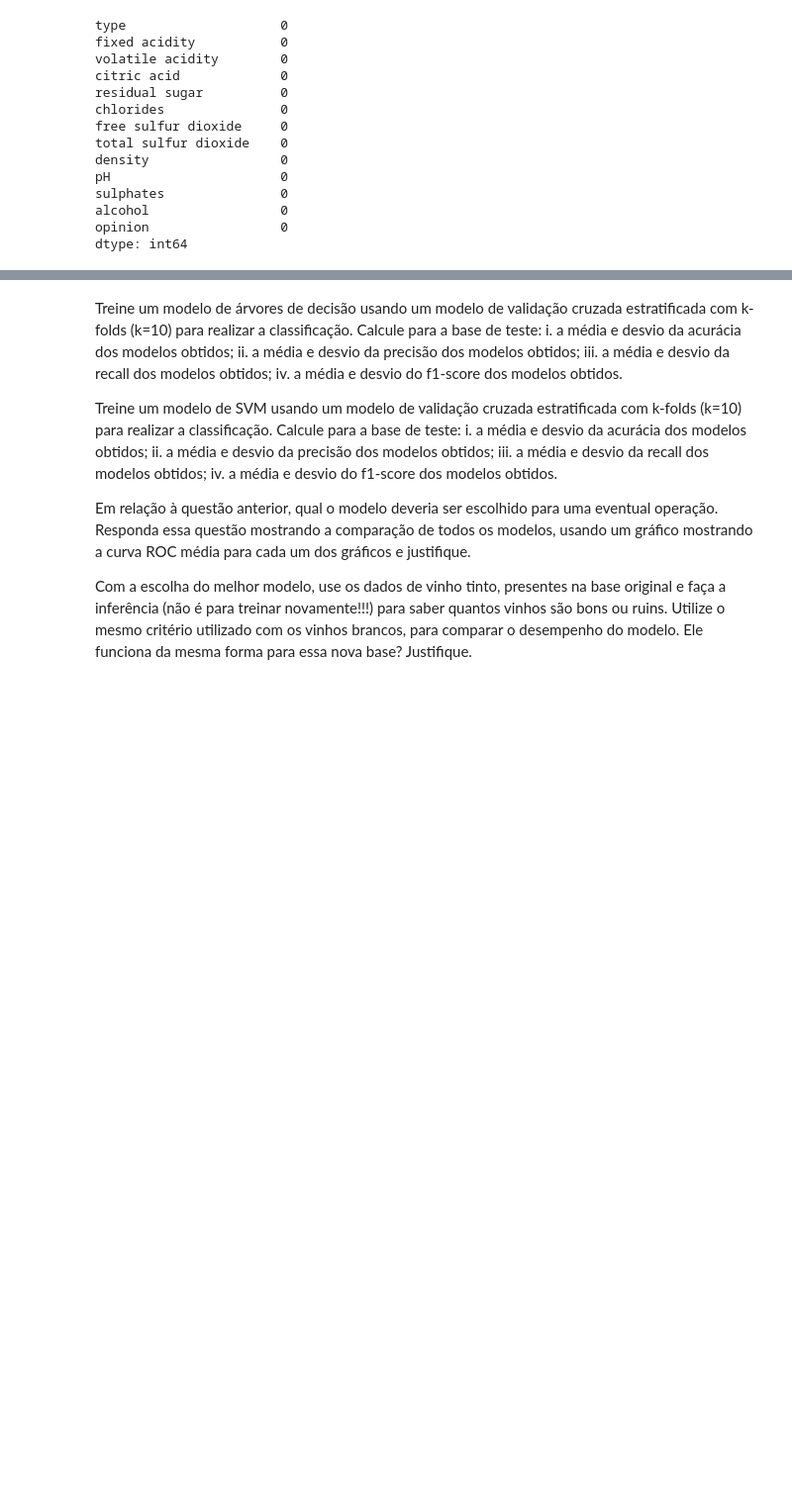
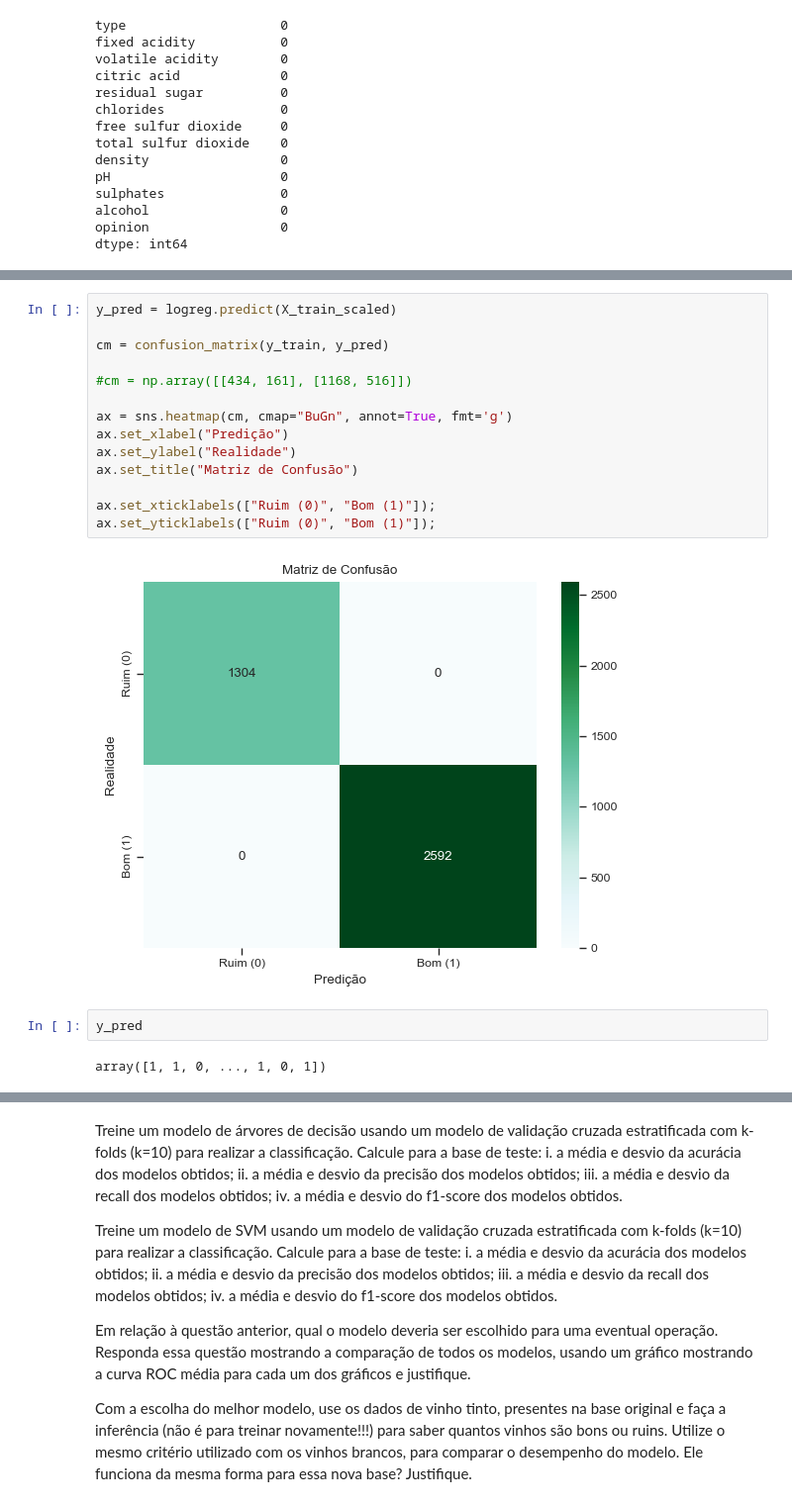
Before and after one commit to FabioRochaPoeta/wine-case, a Jupyter notebook: analisando-db-vinho-branco.ipynb, the cells around one changed output, grey strips where cells are left out. Shown at 99% size. Cells and saved outputs as stored; diff of their text form; blank space fills up the shorter version.

```diff
--- a/analisando-db-vinho-branco.ipynb
+++ b/analisando-db-vinho-branco.ipynb
@@ -243,0 +339,20 @@ df_white.reset_index(inplace=True)
+# %%
+y_pred = logreg.predict(X_train_scaled)
+
+cm = confusion_matrix(y_train, y_pred)
+
+#cm = np.array([[434, 161], [1168, 516]])
+
+ax = sns.heatmap(cm, cmap="BuGn", annot=True, fmt='g')
+ax.set_xlabel("Predição")
+ax.set_ylabel("Realidade")
+ax.set_title("Matriz de Confusão")
+
+ax.set_xticklabels(["Ruim (0)", "Bom (1)"]);
+ax.set_yticklabels(["Ruim (0)", "Bom (1)"]);
+# %% [output]
+[figure, added]
+# %%
+y_pred
+# %% [output]
+array([1, 1, 0, ..., 1, 0, 1])
```
Also changed, not shown: parts of 15 cells of this notebook.
